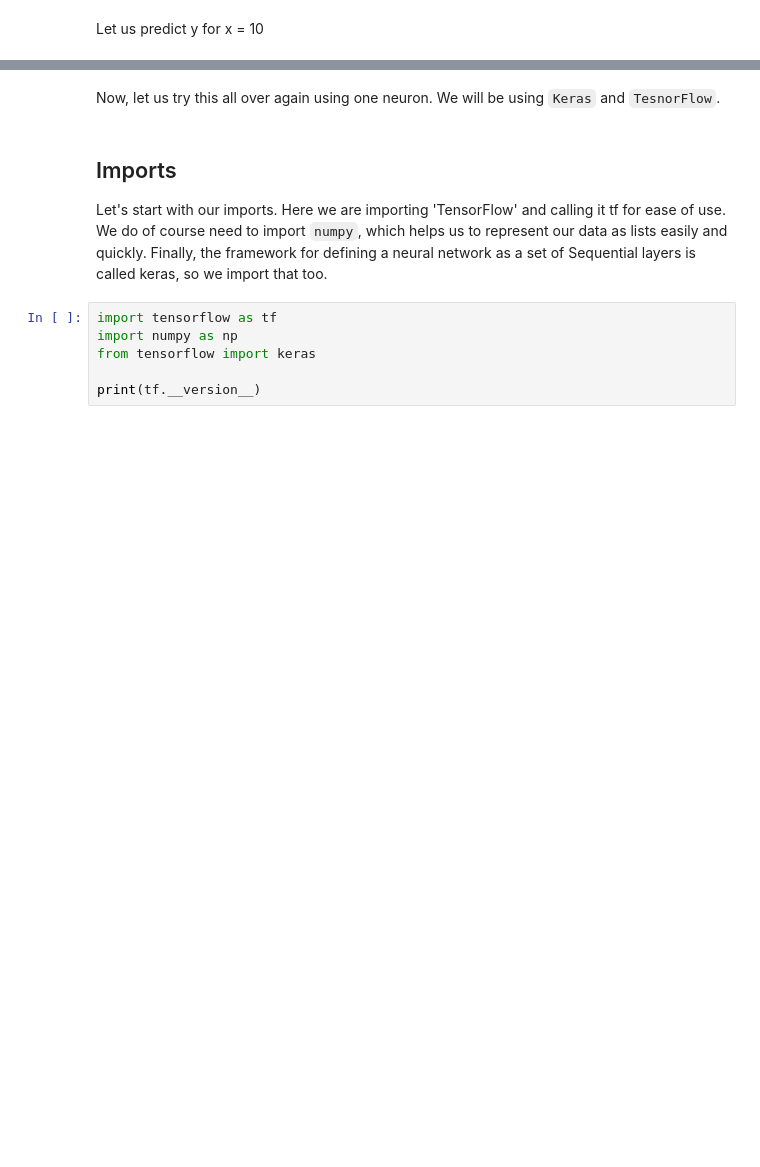
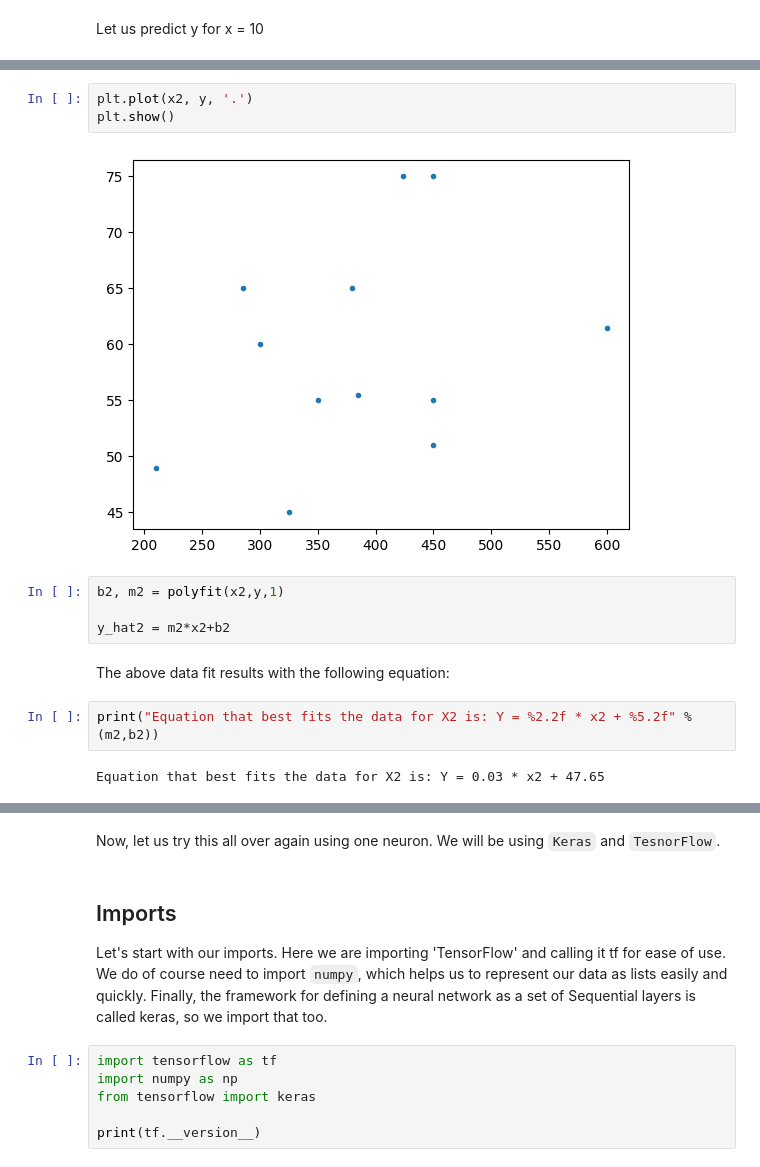
Before and after one commit to mohdkassar/AAI612_kassar, a Jupyter notebook: Week1/Notebook1.1.ipynb, the cells around one changed output, grey strips where cells are left out. Saved outputs shown, nothing was run; the diff lists cells and outputs as text; blank space fills up the shorter version.

```diff
--- a/Week1/Notebook1.1.ipynb
+++ b/Week1/Notebook1.1.ipynb
@@ -61,0 +68,15 @@ Let us predict y for x = 10
+# %%
+plt.plot(x2, y, '.')
+plt.show()
+# %% [output]
+[figure, added]
+# %%
+b2, m2 = polyfit(x2,y,1)
+
+y_hat2 = m2*x2+b2
+# %% [markdown]
+The above data fit results with the following equation:
+# %%
+print("Equation that best fits the data for X2 is: Y = %2.2f * x2 + %5.2f" % (m2,b2))
+# %% [output]
+Equation that best fits the data for X2 is: Y = 0.03 * x2 + 47.65
```
Also changed, not shown: parts of 19 cells of this notebook.
